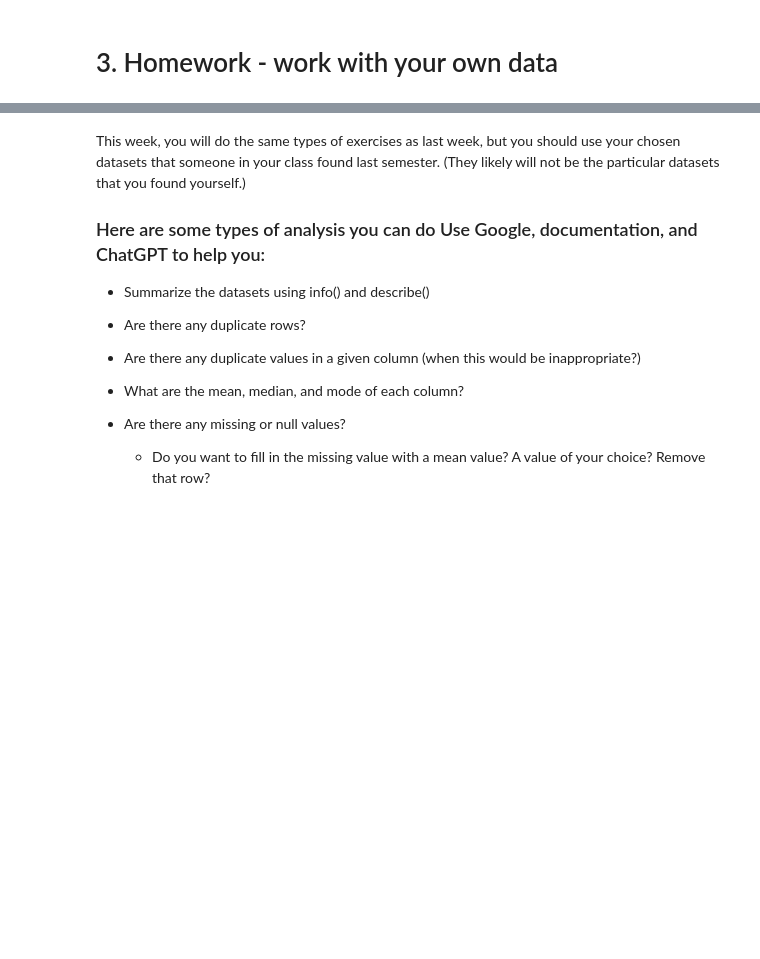
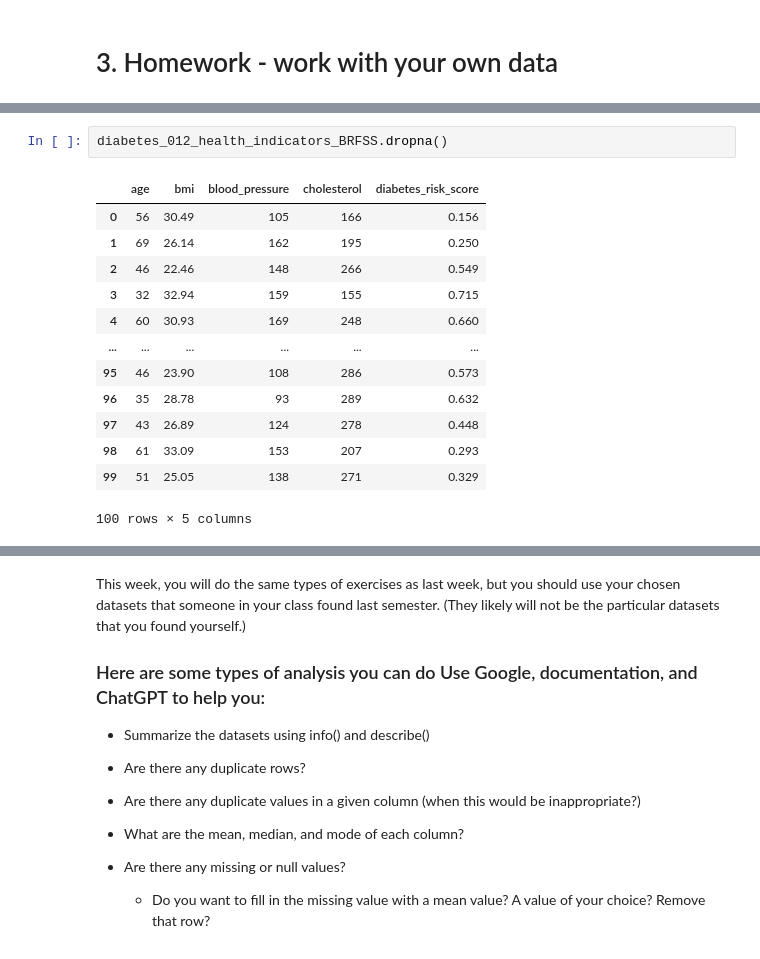
Before and after one commit to Ian123Ian595/Module-B-semester-2, a Jupyter notebook: Week2.ipynb, the cells around one changed output, grey strips where cells are left out. Cells and saved outputs as stored; diff of their text form; blank space fills up the shorter version.

```diff
--- a/Week2.ipynb
+++ b/Week2.ipynb
@@ -151,0 +78,16 @@ df_encoded.head()
+# %%
+diabetes_012_health_indicators_BRFSS.dropna()
+# %% [output]
+|  | age | bmi | blood_pressure | cholesterol | diabetes_risk_score |
+| 0 | 56 | 30.49 | 105 | 166 | 0.156 |
+| 1 | 69 | 26.14 | 162 | 195 | 0.250 |
+| 2 | 46 | 22.46 | 148 | 266 | 0.549 |
+| 3 | 32 | 32.94 | 159 | 155 | 0.715 |
+| 4 | 60 | 30.93 | 169 | 248 | 0.660 |
+| ... | ... | ... | ... | ... | ... |
+| 95 | 46 | 23.90 | 108 | 286 | 0.573 |
+| 96 | 35 | 28.78 | 93 | 289 | 0.632 |
+| 97 | 43 | 26.89 | 124 | 278 | 0.448 |
+| 98 | 61 | 33.09 | 153 | 207 | 0.293 |
+| 99 | 51 | 25.05 | 138 | 271 | 0.329 |
+100 rows × 5 columns
```
Also changed, not shown: parts of 18 cells of this notebook, 2 other files.
